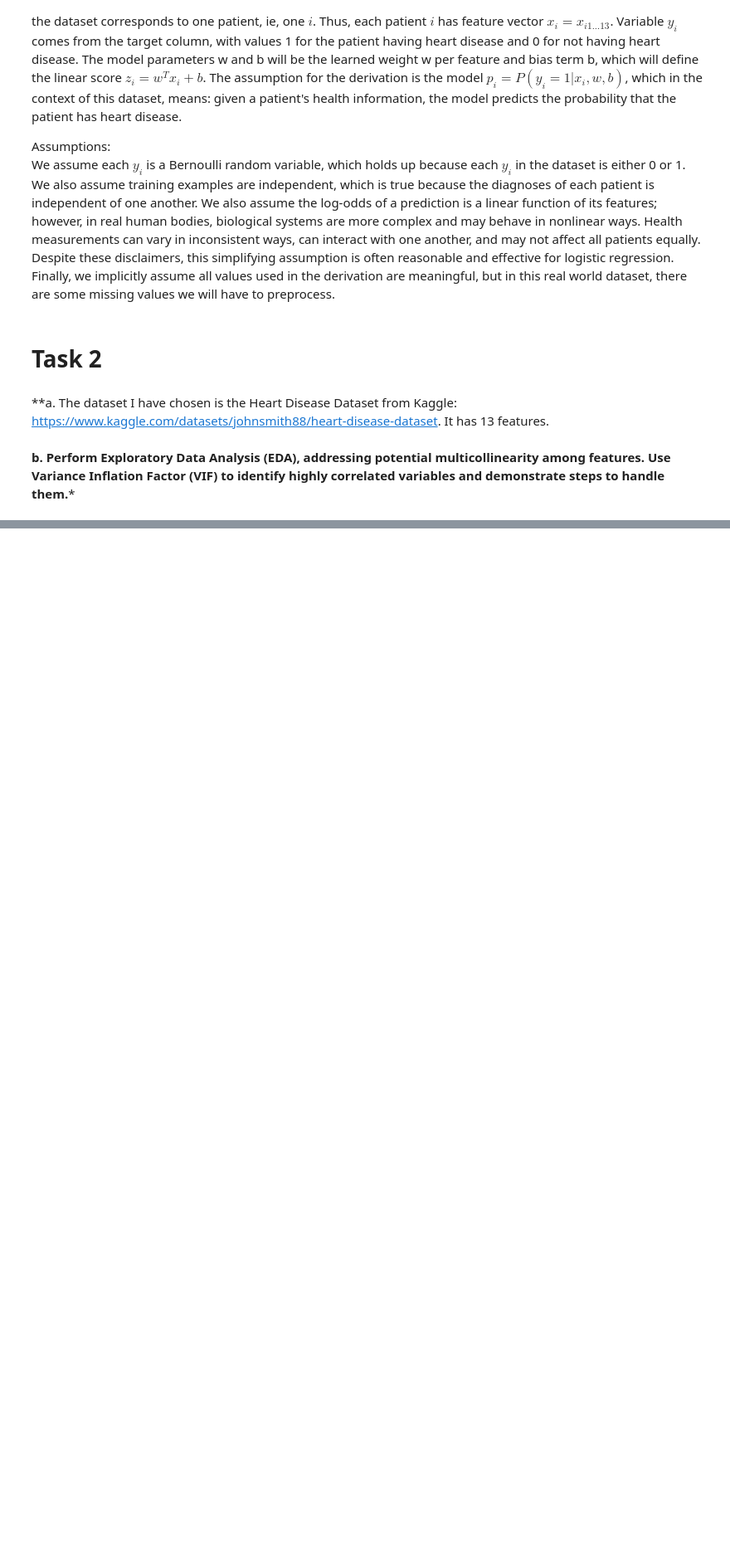
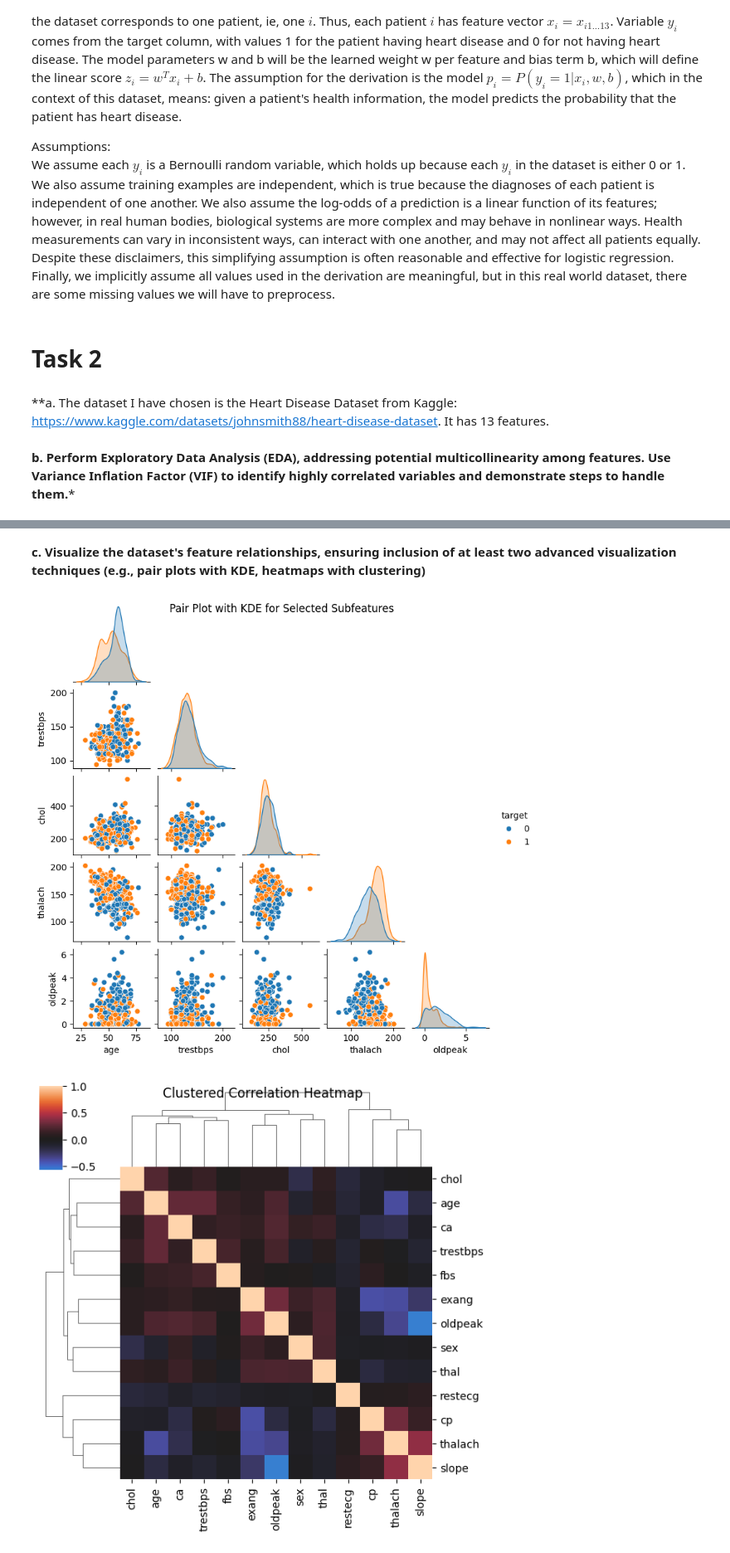
Before and after one commit to hzmann/ProjsInAIS26, a Jupyter notebook: Proj_in_ai_hw1.ipynb, the cells around one changed output, grey strips where cells are left out. Shown at 83% size. Drawn from its saved outputs; the diff is of its cells as text; code cells hidden in the pictures; blank space fills up the shorter version.

```diff
--- a/Proj_in_ai_hw1.ipynb
+++ b/Proj_in_ai_hw1.ipynb
@@ -112,0 +185,40 @@ FileNotFoundError: [Errno 2] No such file or directory: 'C:\\ProjAI\\heart.csv'
+# %% [markdown]
+**c. Visualize the dataset's feature relationships, ensuring inclusion of at least two advanced
+visualization techniques (e.g., pair plots with KDE, heatmaps with clustering)**
+# %%
+import pandas as pd
+import seaborn as sns
+import matplotlib.pyplot as plt
+
+# 1. pair scatter plots with kernal density estimate
+
+# we are picking a representative subset of features so as not to create an overly huge pair plot
+pairing_features = ["age", "trestbps", "chol", "thalach", "oldpeak"]
+
+sns.pairplot(
+    df[pairing_features + ["target"]], # combine so the plot includes the selected feature columns for plotting and target column to color points by class
+    hue="target", # color points by heart disease label
+    diag_kind="kde", # draw a KDE curve for each feature on the diagonal
+    height=1.5,
+    corner=True # plots are symmetric, only draw lower half to reduce clutter
+)
+plt.suptitle("Pair Plot with KDE for Selected Subfeatures")
+plt.show()
+print("\n\n")
+
+# 2. Clustered correlation heatmap
+
+# compute correlation matrix for the features
+corr_matrix = X.corr()
+
+# create the clustered heatmap
+sns.clustermap(
+    corr_matrix,
+    center=0, # make correlation of 0 the middle/neutral color
+    figsize=(6,6)
+)
+plt.suptitle("Clustered Correlation Heatmap")
+plt.show()
+# %% [output]
+[figure, added]
+[figure, added]
```
Also changed, not shown: parts of 17 cells of this notebook.
